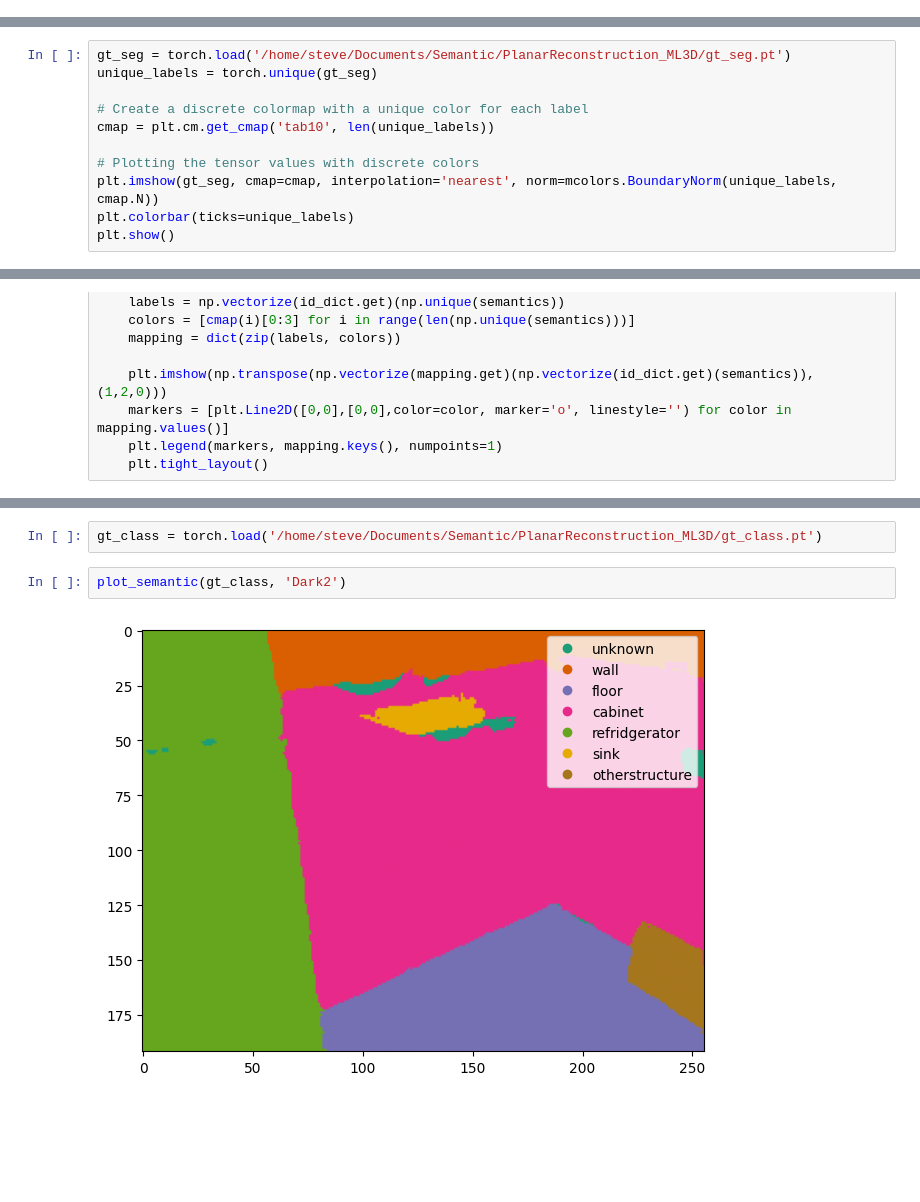
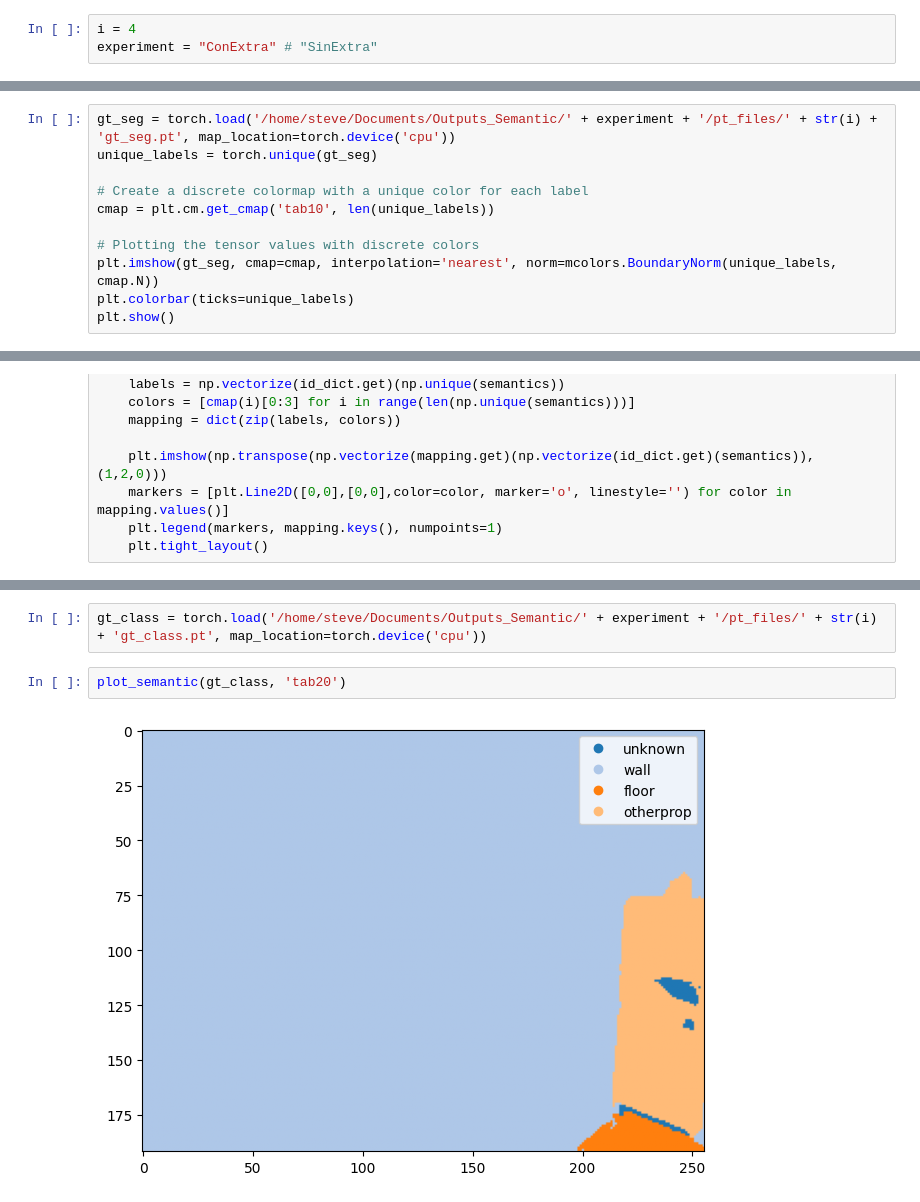
Before and after one commit to Hassan-Sarwat/PlanarReconstruction_ML3D, a Jupyter notebook: plot_segm_semant.ipynb, the cells around one changed output, grey strips where cells are left out. Cells and saved outputs as stored; diff of their text form; blank space fills up the shorter version.

```diff
--- a/plot_segm_semant.ipynb
+++ b/plot_segm_semant.ipynb
@@ -10 +11,4 @@ from torchvision.transforms import ToPILImage
+# %%
+i = 4
+experiment = "ConExtra" # "SinExtra"
 # %%
@@ -45,5 +57,5 @@ if max_label > 0:
 # %%
-gt_seg = torch.load('/home/steve/Documents/Semantic/PlanarReconstruction_ML3D/gt_seg.pt')
+gt_seg = torch.load('/home/steve/Documents/Outputs_Semantic/' + experiment + '/pt_files/' + str(i) + 'gt_seg.pt', map_location=torch.device('cpu'))
 unique_labels = torch.unique(gt_seg)
 
 # Create a discrete colormap with a unique color for each label
@@ -124,6 +136,6 @@ plot_semantic(semantic, 'Dark2')
 # %%
-gt_class = torch.load('/home/steve/Documents/Semantic/PlanarReconstruction_ML3D/gt_class.pt')
+gt_class = torch.load('/home/steve/Documents/Outputs_Semantic/' + experiment + '/pt_files/' + str(i) + 'gt_class.pt', map_location=torch.device('cpu'))
 # %%
-plot_semantic(gt_class, 'Dark2')
+plot_semantic(gt_class, 'tab20')
 # %% [output]
-[figure, old version]
+[figure, new version]
```
Also changed, not shown: parts of 8 cells of this notebook, 7 other files.
